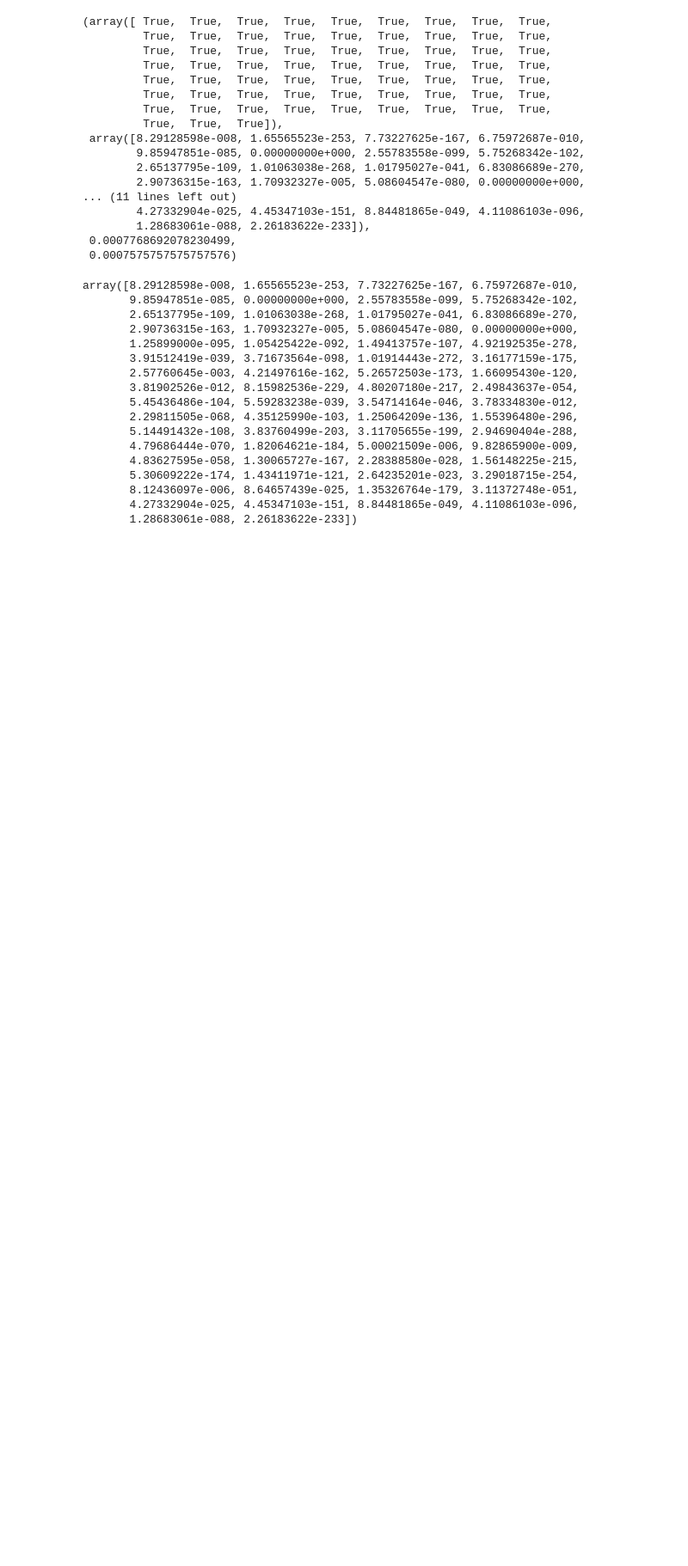
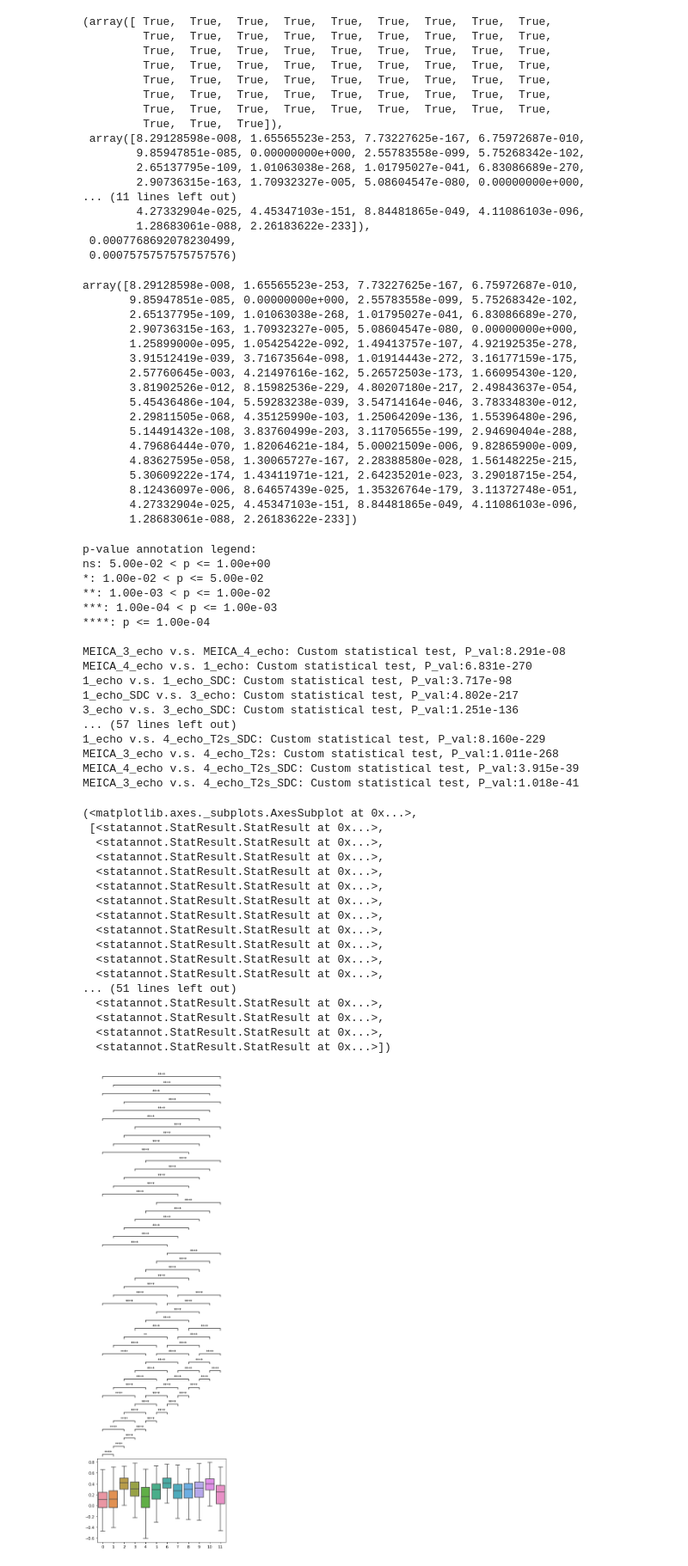
Before and after one commit to misho-dimitrov/Motion_Correction_rs-fMRI, a Jupyter notebook: calc_conn_mFD_multi_pipe.ipynb, the cells around one changed output. Shown: that part at 86% size. Cells and saved outputs as stored; diff of their text form; code cells hidden in the pictures; blank space fills up the shorter version.

Commit message:
improved stats

```diff
--- a/calc_conn_mFD_multi_pipe.ipynb
+++ b/calc_conn_mFD_multi_pipe.ipynb
@@ -830,12 +830,49 @@ array([8.29128598e-008, 1.65565523e-253, 7.73227625e-167, 6.75972687e-010,
        1.28683061e-088, 2.26183622e-233])
 # %%
 # create the boxplot using seaborn instead of matplotlib
+#fig, ax = plt.subplots(figsize=(15,15))
 sb_ax = sns.boxplot(data=corr_matrix_list, showfliers=False)
 
 # plot with corrected p-values
 # CHANGE THIS!!!!!!!!!!!!!!!!!!!!!!!!!!!!!!!!!!!!!!!
-#test_results = add_stat_annotation(sb_ax, data=df_pipeline_list,
+test_results = add_stat_annotation(sb_ax, data=df_pipeline_list,
                                    box_pairs=[combo_list[n] for n in range(len(combo_list))],
-                                   test='Wilcoxon', text_format='star',
+                                   perform_stat_test=False, pvalues=corrected_p_vals, text_format='star',
                                    loc='outside', verbose=2)
 test_results
+# %% [output]
+p-value annotation legend:
+ns: 5.00e-02 < p <= 1.00e+00
+*: 1.00e-02 < p <= 5.00e-02
+**: 1.00e-03 < p <= 1.00e-02
+***: 1.00e-04 < p <= 1.00e-03
+****: p <= 1.00e-04
+
+MEICA_3_echo v.s. MEICA_4_echo: Custom statistical test, P_val:8.291e-08
+MEICA_4_echo v.s. 1_echo: Custom statistical test, P_val:6.831e-270
+1_echo v.s. 1_echo_SDC: Custom statistical test, P_val:3.717e-98
+1_echo_SDC v.s. 3_echo: Custom statistical test, P_val:4.802e-217
+3_echo v.s. 3_echo_SDC: Custom statistical test, P_val:1.251e-136
+... (57 lines left out)
+1_echo v.s. 4_echo_T2s_SDC: Custom statistical test, P_val:8.160e-229
+MEICA_3_echo v.s. 4_echo_T2s: Custom statistical test, P_val:1.011e-268
+MEICA_4_echo v.s. 4_echo_T2s_SDC: Custom statistical test, P_val:3.915e-39
+MEICA_3_echo v.s. 4_echo_T2s_SDC: Custom statistical test, P_val:1.018e-41
+(<matplotlib.axes._subplots.AxesSubplot at 0x...>,
+ [<statannot.StatResult.StatResult at 0x...>,
+  <statannot.StatResult.StatResult at 0x...>,
+  <statannot.StatResult.StatResult at 0x...>,
+  <statannot.StatResult.StatResult at 0x...>,
+  <statannot.StatResult.StatResult at 0x...>,
+  <statannot.StatResult.StatResult at 0x...>,
+  <statannot.StatResult.StatResult at 0x...>,
+  <statannot.StatResult.StatResult at 0x...>,
+  <statannot.StatResult.StatResult at 0x...>,
+  <statannot.StatResult.StatResult at 0x...>,
+  <statannot.StatResult.StatResult at 0x...>,
+... (51 lines left out)
+  <statannot.StatResult.StatResult at 0x...>,
+  <statannot.StatResult.StatResult at 0x...>,
+  <statannot.StatResult.StatResult at 0x...>,
+  <statannot.StatResult.StatResult at 0x...>])
+[figure, added]
```
Also changed, not shown: 1 other file.
